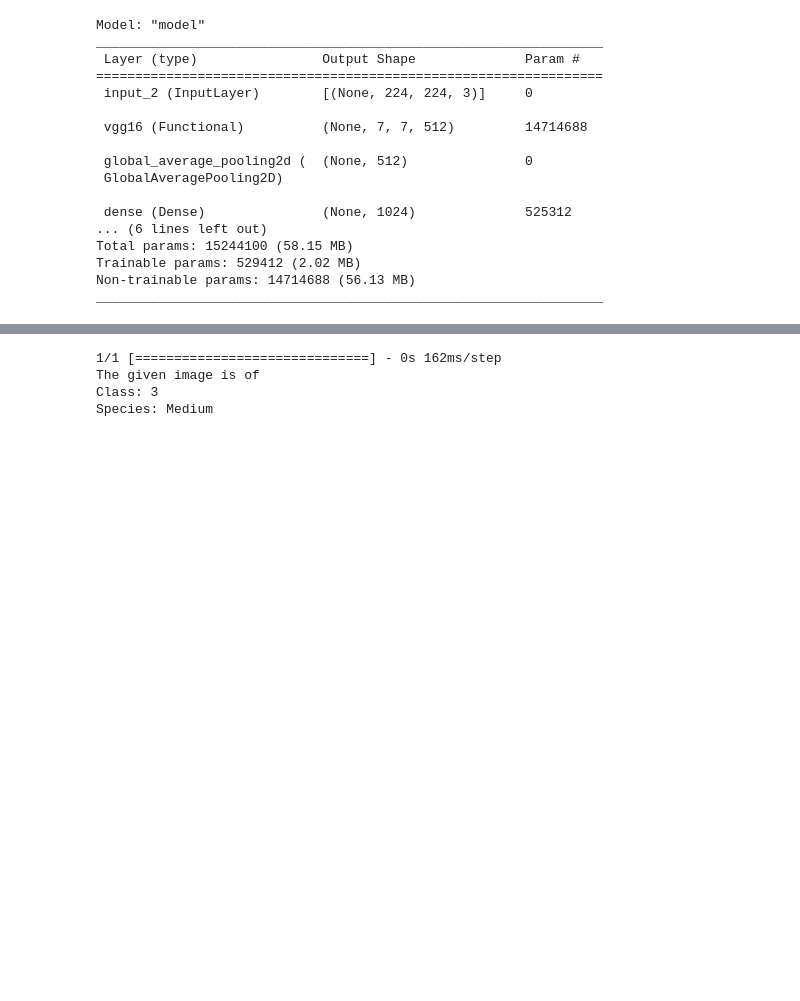
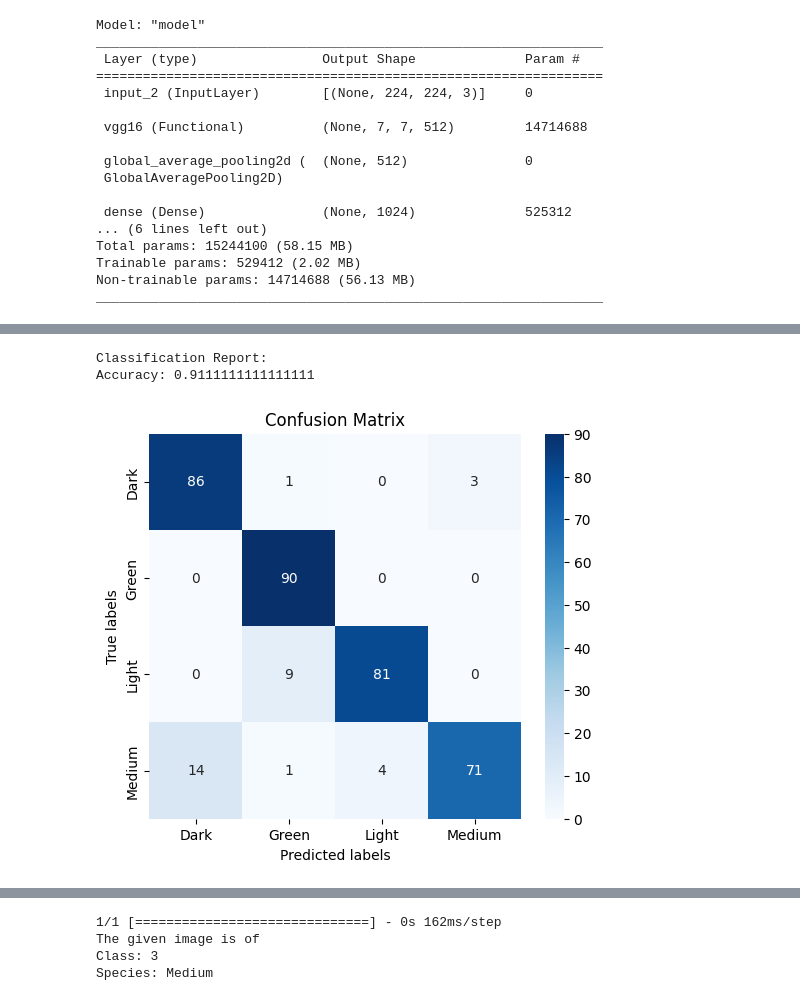
Before and after one commit to Mrudula1205/CoffeeBeanRoastClassification, a Jupyter notebook: Classification.ipynb, the cells around one changed output, grey strips where cells are left out. Saved outputs shown, nothing was run; the diff lists cells and outputs as text; code cells hidden in the pictures; blank space fills up the shorter version.

```diff
--- a/Classification.ipynb
+++ b/Classification.ipynb
@@ -226,0 +217,8 @@ y_test = np.array(y_test)
+# %%
+test_ds = datagen.flow_from_directory(my_testdir,
+                                      target_size = image_size,
+                                      batch_size = batch_size,
+                                      class_mode = 'categorical',
+                                      subset = 'training',
+                                      color_mode="rgb",
+                                      shuffle=False )
@@ -226,0 +227,12 @@ y_test = np.array(y_test)
+# %%
+from tensorflow import keras
+
+loaded_model = keras.models.load_model('vgg.hdf5')
+
+pred_probabilities = loaded_model.predict(test_ds)
+
+# Convert predicted probabilities to class labels
+pred_labels = np.argmax(pred_probabilities, axis=1)
+
+# Print the predicted labels
+print(pred_labels)
@@ -226,0 +285,11 @@ y_test = np.array(y_test)
+# %%
+import seaborn as sns
+import matplotlib.pyplot as plt
+
+# Generate classification report
+class_report = classification_report(true_labels, pred_labels, target_names=class_indices, output_dict=True)
+
+# Calculate accuracy
+accuracy = accuracy_score(true_labels, pred_labels)
+print("Classification Report:")
+print(classification_report(true_labels, pred_labels, target_names=class_indices))
@@ -227,3 +308,21 @@ y_test = np.array(y_test)
+# %%
+print("Classification Report:")
+print("Accuracy:", accuracy)
+
+
+conf_matrix = confusion_matrix(true_labels, pred_labels)
+
+# Plot confusion matrix as heatmap
+plt.figure(figsize=(6, 5))
+sns.heatmap(conf_matrix, annot=True, fmt='d', cmap='Blues', xticklabels=class_indices.keys(), yticklabels=class_indices.keys())
+plt.xlabel('Predicted labels')
+plt.ylabel('True labels')
+plt.title('Confusion Matrix')
+plt.show()
+# %% [output]
+Classification Report:
+Accuracy: 0.9111111111111111
+[figure, added]
 # %%
 def predictor(img, model):
     image = cv2.imread(img)
```
Also changed, not shown: parts of 17 cells of this notebook, 2 other files.
